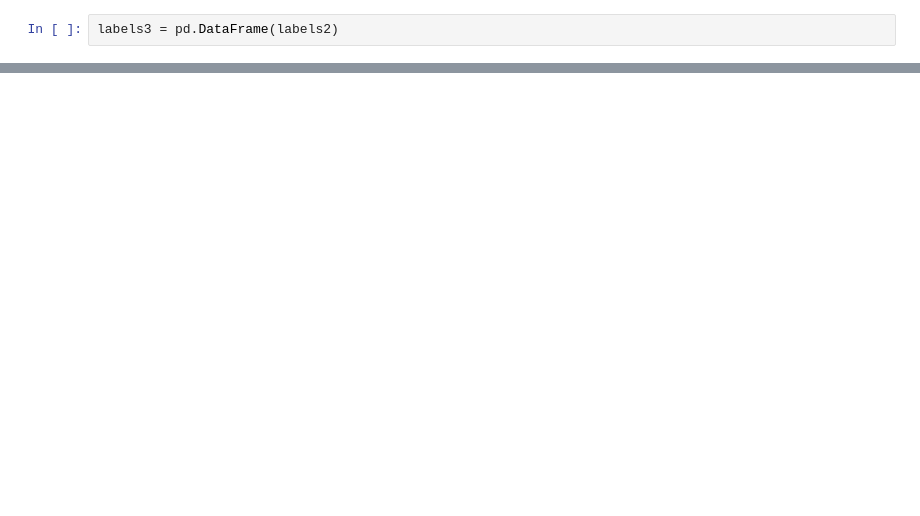
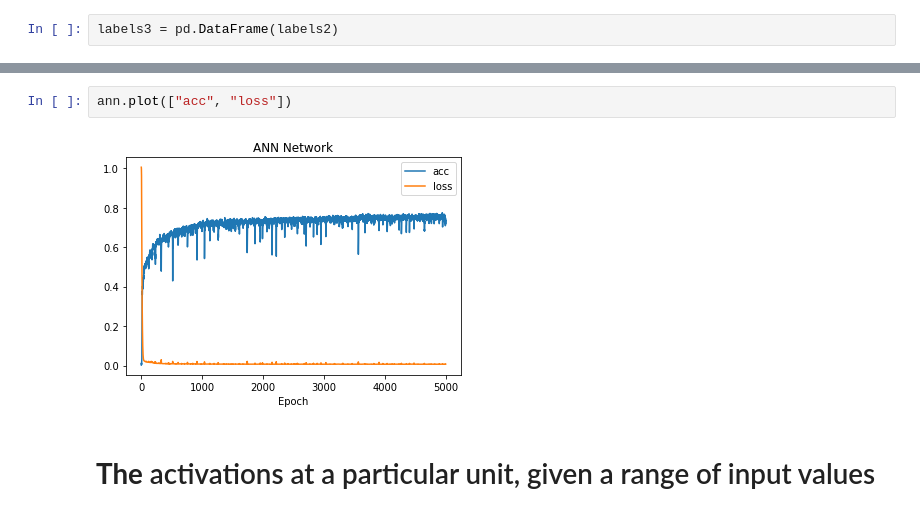
Before and after one commit to adharangaonkar/Health-Consequences-of-Increasing-AQI-and-Industrial-Waste, a Jupyter notebook: Health Consequences of Increasing AQI and Industrial Waste.ipynb, the cells around one changed output, grey strips where cells are left out. Cells and saved outputs as stored; diff of their text form; blank space fills up the shorter version.

```diff
--- a/Health Consequences of Increasing AQI and Industrial Waste.ipynb
+++ b/Health Consequences of Increasing AQI and Industrial Waste.ipynb
@@ -1391,0 +1477,6 @@ Epochs |     Error |  Accuracy
+# %%
+ann.plot(["acc", "loss"])
+# %% [output]
+[figure, added]
+# %% [markdown]
+# **The** activations at a particular unit, given a range of input values
```
Also changed, not shown: parts of 82 cells of this notebook.
